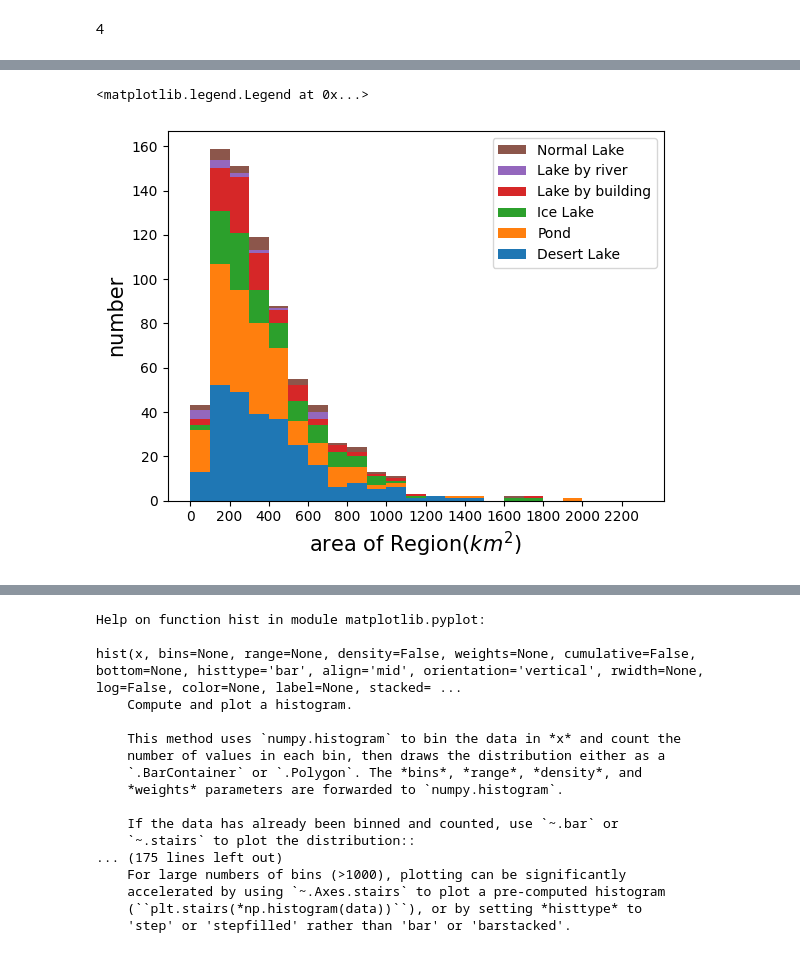
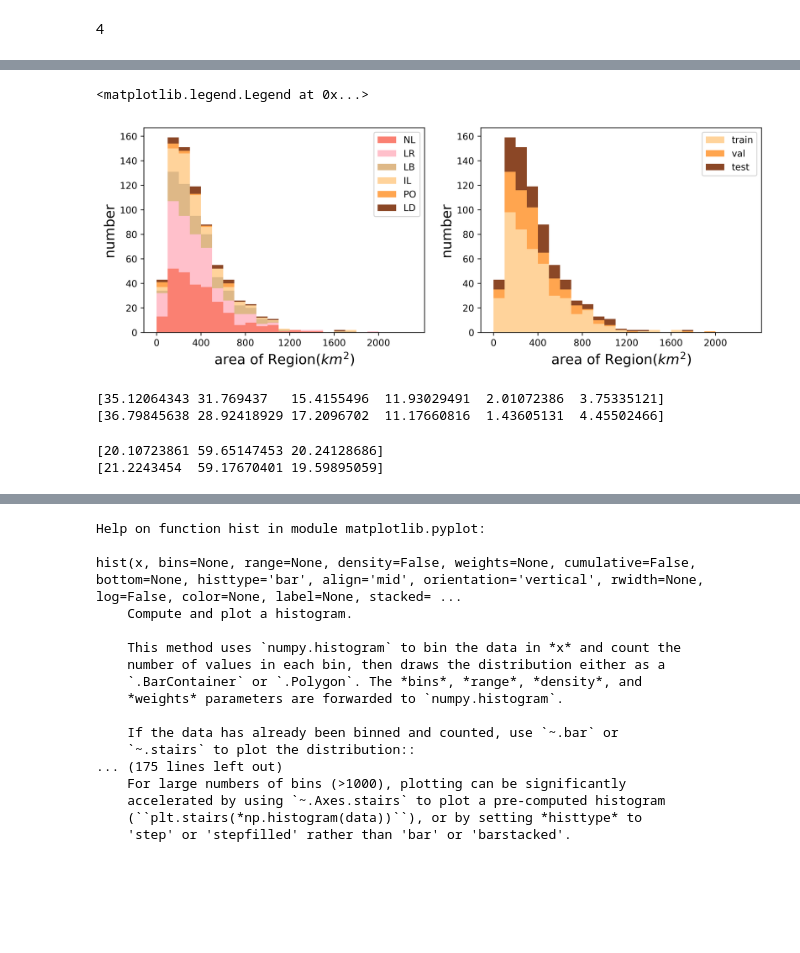
Before and after one commit to beihuihu/U_Net, a Jupyter notebook: notebooks/Drawing.ipynb, the cells around one changed output, grey strips where cells are left out. Drawn from its saved outputs; the diff is of its cells as text; code cells hidden in the pictures; blank space fills up the shorter version.

```diff
--- a/notebooks/Drawing.ipynb
+++ b/notebooks/Drawing.ipynb
@@ -233,19 +259,61 @@ plt.legend(['train','val','test'])
-# %%
-bins=np.arange(0,2400,100)
-xtick=np.arange(0,2400,200)
-type_area=[]
-types=['Normal Lake','Lake by river','Lake by building','Ice Lake','Pond','Desert Lake']
-for i in range(6):
-    type_area.append(area[area['type']==i]['area'])
-
-plt.hist(type_area,bins=bins,stacked=True)
-plt.xlabel('area of Region($km^2$)',fontsize=15)
-plt.ylabel('number',fontsize=15)
-plt.xticks(xtick)
-plt.legend(types)
-# plt.xscale('log')
-# plt.yscale('log')
-# plt.grid()
-# %% [output]
-<matplotlib.legend.Legend at 0x...>
-[figure, removed]
+# %%
+# area=polygon[(polygon['area']<122)&(polygon['area']>0.001)]['area']
+# area.plot(x='area',kind='hist',logy=True,xticks=[0,4,6,8,12,16])
+fig = plt.figure(figsize=(12,4), dpi=600) #inch
+type_area=[]
+types=['NL','LR','LB','IL','PO','LD']
+colors=['#FA8072','#FFC0CB','#DEB887','#FFD39B','#FFA54F','#8B4726']
+for i in range(6):
+    type_area.append(area[area['type']==i]['area'])
+# print(type_area)
+dataset_area=[]
+for dataset in ['train','val','test']:
+    dataset_area.append(area[area['dataset']==dataset]['area'])
+
+bins=np.arange(0,2400,100)
+xtick=np.arange(0,2400,400)
+plt.subplot(121)
+plt.hist(type_area,bins=bins,stacked=True,color=colors)
+plt.xlabel('area of Region($km^2$)',fontsize=15)
+plt.ylabel('number',fontsize=15)
+plt.xticks(xtick)
+plt.legend(['train','val','test'])
+plt.legend(types)
+
+plt.subplot(122)
+plt.hist(dataset_area,bins=bins,stacked=True,color=['#FFD39B','#FFA54F','#8B4726'])
+plt.xlabel('area of Region($km^2$)',fontsize=15)
+plt.ylabel('number',fontsize=15)
+plt.xticks(xtick)
+plt.legend(['train','val','test'])
+# plt.yscale('log')
+# plt.grid()
+# %% [output]
+<matplotlib.legend.Legend at 0x...>
+[figure, added]
+# %%
+x=area.groupby('type')
+count=x['area'].count().tolist()
+count=np.array(count)
+count=count/sum(count)*100
+print(count)
+tsum=x['area'].sum().tolist()
+tsum=np.array(tsum)
+tsum=tsum/sum(tsum)*100
+print(tsum)
+# %% [output]
+[35.12064343 31.769437   15.4155496  11.93029491  2.01072386  3.75335121]
+[36.79845638 28.92418929 17.2096702  11.17660816  1.43605131  4.45502466]
+# %%
+x=area.groupby('dataset')
+count=x['area'].count().tolist()
+count=np.array(count)
+count=count/sum(count)*100
+print(count)
+tsum=x['area'].sum().tolist()
+tsum=np.array(tsum)
+tsum=tsum/sum(tsum)*100
+print(tsum)
+# %% [output]
+[20.10723861 59.65147453 20.24128686]
+[21.2243454  59.17670401 19.59895059]
```
Also changed, not shown: parts of 11 cells of this notebook, 1 other file.
